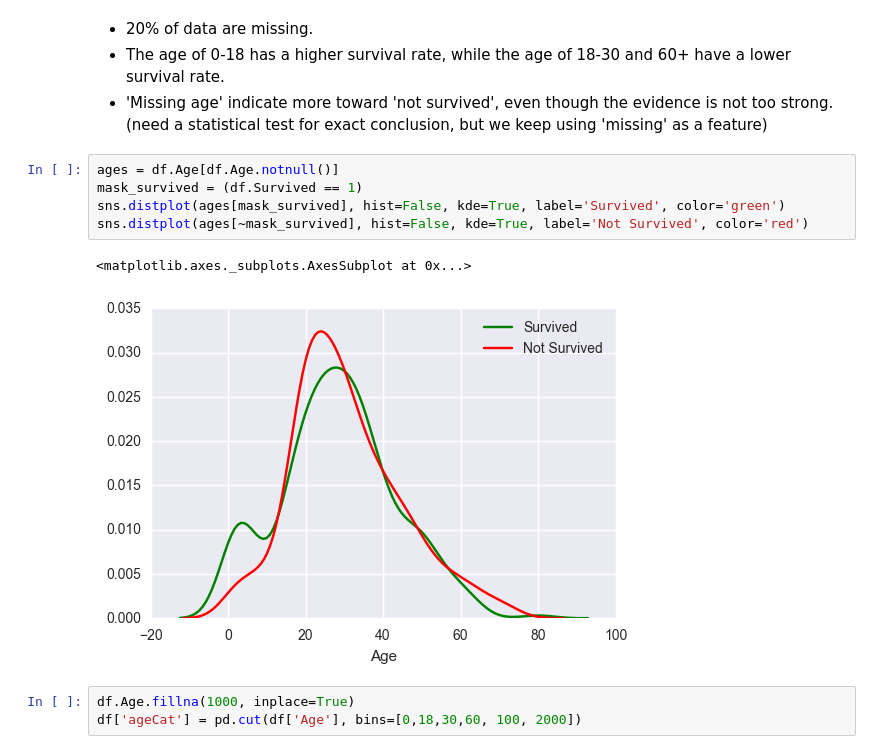
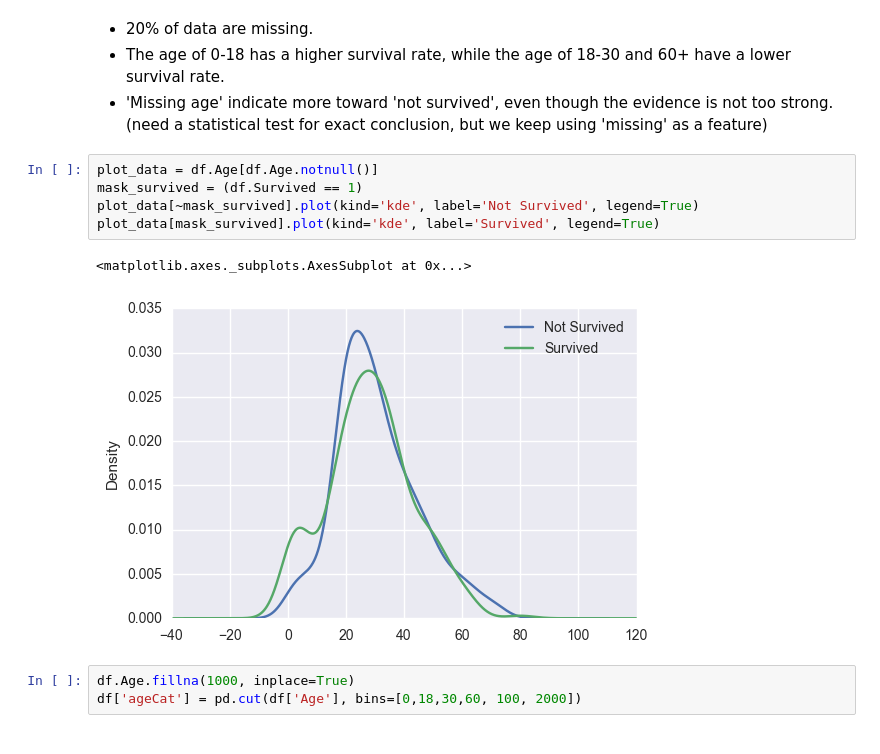
Before and after one commit to smkim235/kaggle, a Jupyter notebook: titanic_survival/1. Titanic - Data Exploration.ipynb, the cells around one changed output. Saved outputs shown, nothing was run; the diff lists cells and outputs as text.

```diff
--- a/titanic_survival/1. Titanic - Data Exploration.ipynb
+++ b/titanic_survival/1. Titanic - Data Exploration.ipynb
@@ -200,14 +200,14 @@ sns.distplot(fares[~mask_survived], hist=False, kde=True, label='Not Survived',
 - 20% of data are missing.
 - The age of 0-18 has a higher survival rate, while the age of 18-30 and 60+ have a lower survival rate.
 - 'Missing age' indicate more toward 'not survived', even though the evidence is not too strong. (need a statistical test for exact conclusion, but we keep using 'missing' as a feature)
-# %%
-ages = df.Age[df.Age.notnull()]
-mask_survived = (df.Survived == 1)
-sns.distplot(ages[mask_survived], hist=False, kde=True, label='Survived', color='green')
-sns.distplot(ages[~mask_survived], hist=False, kde=True, label='Not Survived', color='red')
-# %% [output]
-<matplotlib.axes._subplots.AxesSubplot at 0x...>
-[figure, removed]
+# %%
+plot_data = df.Age[df.Age.notnull()]
+mask_survived = (df.Survived == 1)
+plot_data[~mask_survived].plot(kind='kde', label='Not Survived', legend=True)
+plot_data[mask_survived].plot(kind='kde', label='Survived', legend=True)
+# %% [output]
+<matplotlib.axes._subplots.AxesSubplot at 0x...>
+[figure, added]
 # %%
 df.Age.fillna(1000, inplace=True)
 df['ageCat'] = pd.cut(df['Age'], bins=[0,18,30,60, 100, 2000])
```
Also changed, not shown: parts of 7 cells of this notebook, 7 other files.
